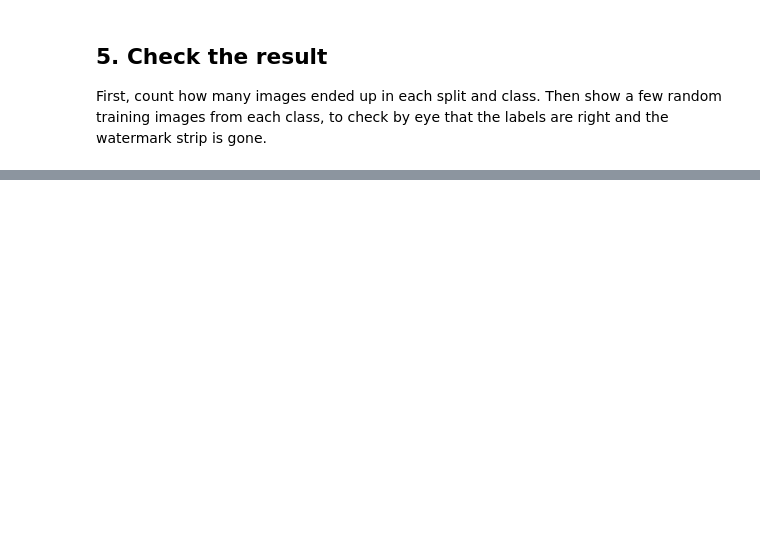
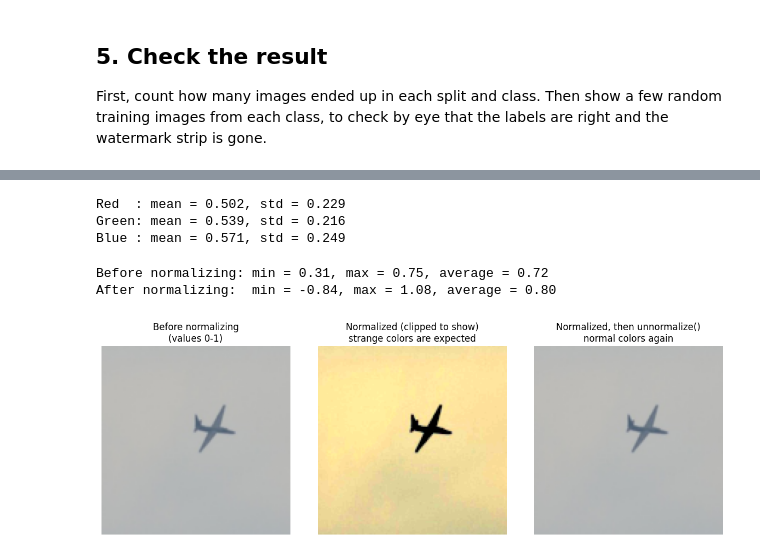
Before and after one commit to mohamedmetwally123/Military-vs.-Civilian-Aircraft-Classification, a Jupyter notebook: main.ipynb, the cells around one changed output, grey strips where cells are left out. Cells and saved outputs as stored; diff of their text form; code cells hidden in the pictures; blank space fills up the shorter version.

```diff
--- a/main.ipynb
+++ b/main.ipynb
@@ -190,0 +411,66 @@ plt.show()
+# %%
+# Compute (first time) or load (after that) the training-set mean/std
+mean, std = compute_mean_std(train_dir)
+
+# One number per color channel.
+# Expect means roughly 0.3-0.7 and stds roughly 0.15-0.35.
+# Something near 0 or above 1 would mean something went wrong.
+for channel, m, s in zip(["Red", "Green", "Blue"], mean, std):
+    print(f"{channel:5}: mean = {m:.3f}, std = {s:.3f}")
+# %% [output]
+Red  : mean = 0.502, std = 0.229
+Green: mean = 0.539, std = 0.216
+Blue : mean = 0.571, std = 0.249
+# %%
+# ======================================================================
+# PARTLY DEMO:
+# - the unnormalize() function is NEEDED (later cells use it to show images)
+# - everything below the function is demo only
+# ======================================================================
+
+def unnormalize(image, mean, std):
+    """
+    Undo the normalization so a tensor can be SHOWN with normal colors.
+    image: one normalized tensor of shape [3, H, W]
+    Returns a [H, W, 3] tensor with values 0-1 that matplotlib can show.
+    """
+    mean = torch.tensor(mean).view(3, 1, 1)  # shape [3, 1, 1] -> applies per color channel
+    std = torch.tensor(std).view(3, 1, 1)
+    image = image * std + mean               # reverse of (value - mean) / std
+    image = image.clamp(0, 1)                # keep values in the valid 0-1 range
+    return image.permute(1, 2, 0)            # [3, H, W] -> [H, W, 3] for matplotlib
+
+
+# ----- DEMO ONLY from here down -----
+# Stage 4 of the example image from 6.1: normalize it
+example_normalized = transforms.Normalize(mean, std)(example_tensor)
+print("Before normalizing:",
+      f"min = {example_tensor.min().item():.2f}, max = {example_tensor.max().item():.2f},",
+      f"average = {example_tensor.mean().item():.2f}")
+print("After normalizing: ",
+      f"min = {example_normalized.min().item():.2f}, max = {example_normalized.max().item():.2f},",
+      f"average = {example_normalized.mean().item():.2f}")
+
+fig, axes = plt.subplots(1, 3, figsize=(12, 4))
+
+axes[0].imshow(example_tensor.permute(1, 2, 0))
+axes[0].set_title("Before normalizing\n(values 0-1)")
+
+# Normalized values go below 0 and above 1, which matplotlib can't show properly.
+# Clipping them to 0-1 just to SHOW them gives strange colors - that's expected.
+# (The CNN gets the real normalized numbers, not this clipped picture.)
+axes[1].imshow(example_normalized.permute(1, 2, 0).clamp(0, 1))
+axes[1].set_title("Normalized (clipped to show)\nstrange colors are expected")
+
+# The fix for showing normalized images: undo the normalization first
+axes[2].imshow(unnormalize(example_normalized, mean, std))
+axes[2].set_title("Normalized, then unnormalize()\nnormal colors again")
+
+for ax in axes:
+    ax.axis("off")
+plt.tight_layout()
+plt.show()
+# %% [output]
+Before normalizing: min = 0.31, max = 0.75, average = 0.72
+After normalizing:  min = -0.84, max = 1.08, average = 0.80
+[figure, added]
```
Also changed, not shown: parts of 53 cells of this notebook, 3 other files.
